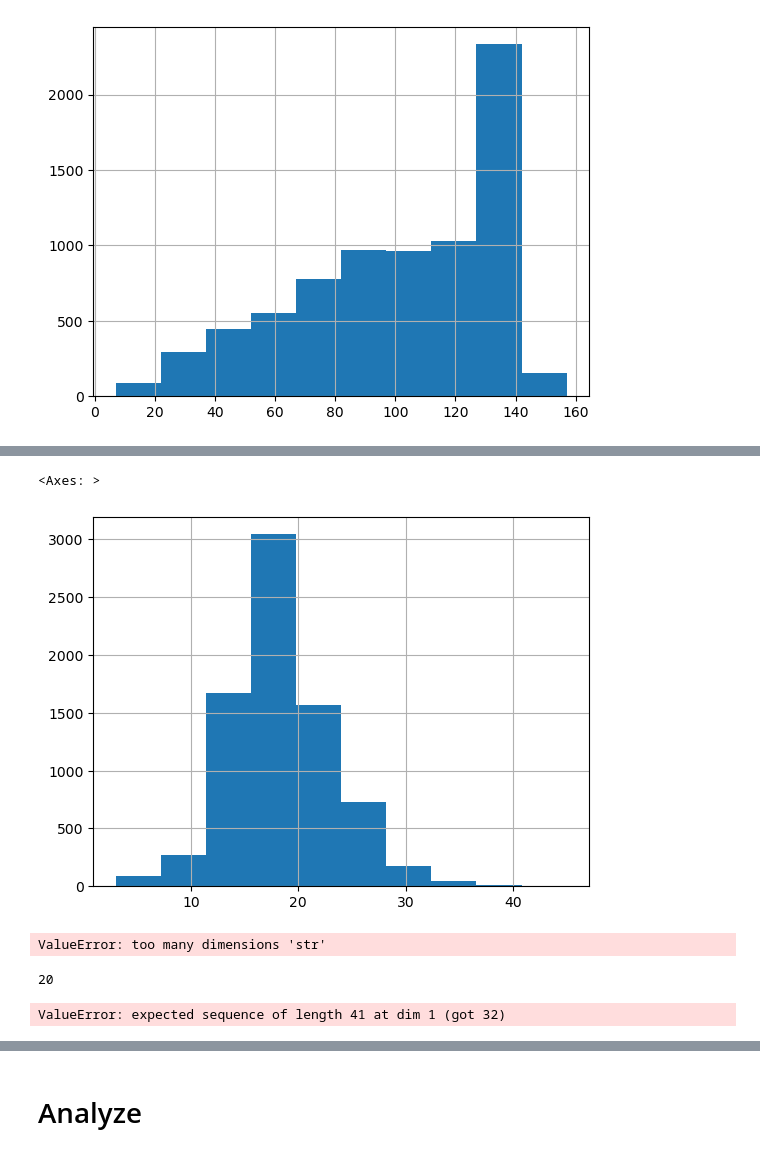
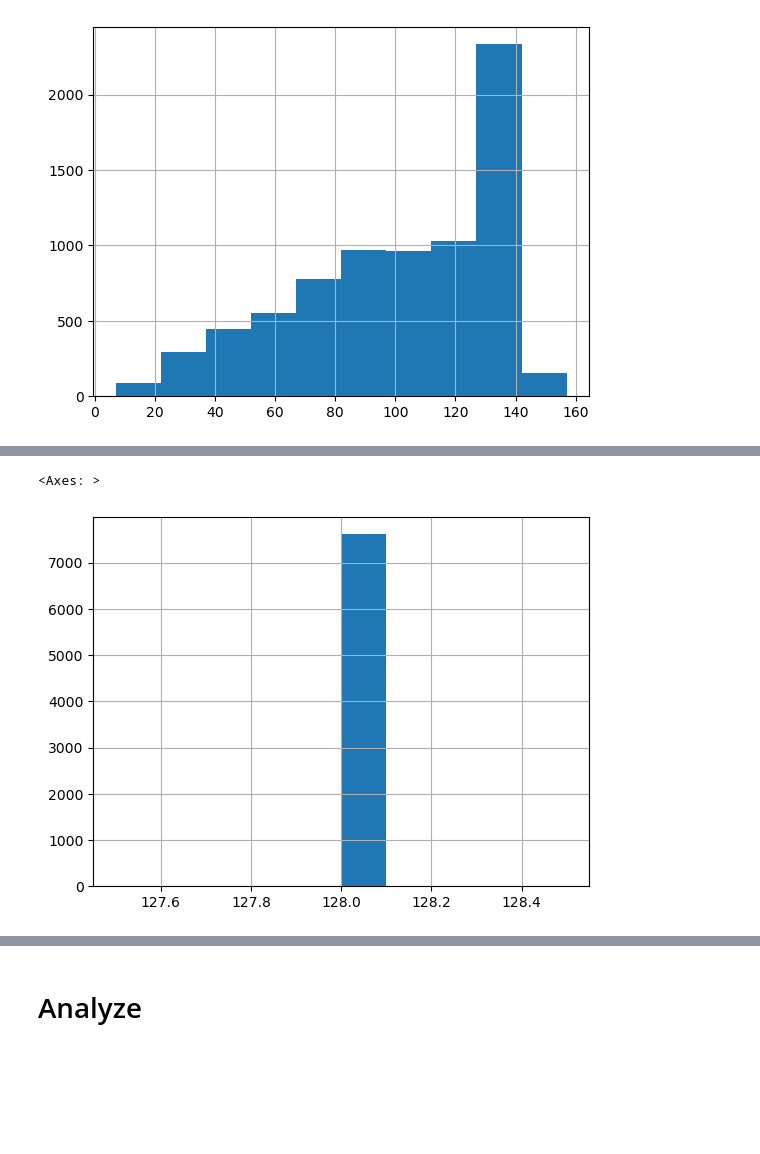
Before and after one commit to Oppenheimer-11/UT-NLP-Project, a Jupyter notebook: src/data exploration.ipynb, the cells around one changed output, grey strips where cells are left out. Saved outputs shown, nothing was run; the diff lists cells and outputs as text; code cells hidden in the pictures; blank space fills up the shorter version.

Commit message:
update data explor and main; create DisasterDateset.

```diff
--- a/src/data exploration.ipynb
+++ b/src/data exploration.ipynb
@@ -68,36 +57,16 @@ TypeError: BertTokenizer._tokenize() got an unexpected keyword argument 'truncat
 # %%
-train_data.apply(lambda x: len(x)).hist()
+raw_train_data['text'].apply(lambda x: len(x)).hist()
 # %% [output]
 <Axes: >
-[figure, old version]
+[figure, new version]
 # %%
 # Split the data into train and train sets
-train_data, val_data, train_labels, val_labels = train_test_split(raw_train_data['text'], raw_train_data['target'], test_size=0.2, random_state=42)
-test_data = raw_test_data['text']
+# train : val : test = 70% : 15% : 15%
+train_data, test_data, train_labels, test_labels = train_test_split(raw_train_data['text'], raw_train_data['target'], test_size=0.3, random_state=42)
+val_data, test_data, val_labels, test_labels = train_test_split(raw_train_data['text'], raw_train_data['target'], test_size=0.5, random_state=42)
 
 train_data = torch.LongTensor(train_data.tolist())
 train_labels = torch.LongTensor(train_labels.tolist())
 val_data = torch.LongTensor(val_data.tolist())
 val_labels = torch.LongTensor(val_labels.tolist())
+test_data = torch.LongTensor(raw_test_data['text'])
-# %% [output]
-ValueError: too many dimensions 'str'
-# %%
-len(raw_train_data['text'].iloc[0])
-# %% [output]
-20
-# %%
-# Split the data into train and train sets
-train_data, val_data, train_labels, val_labels = train_test_split(raw_train_data['text'], raw_train_data['target'], test_size=0.2, random_state=42)
-test_data = raw_test_data['text']
-
-# train_data = train_data.tolist()
-# train_labels = train_labels.tolist()
-# val_data = val_data.tolist()
-# val_labels = val_labels.tolist()
-
-train_data = torch.LongTensor(train_data.tolist())
-train_labels = torch.LongTensor(train_labels.tolist())
-val_data = torch.LongTensor(val_data.tolist())
-val_labels = torch.LongTensor(val_labels.tolist())
-# %% [output]
-ValueError: expected sequence of length 41 at dim 1 (got 32)
```
Also changed, not shown: parts of 5 cells of this notebook, 2 other files.
